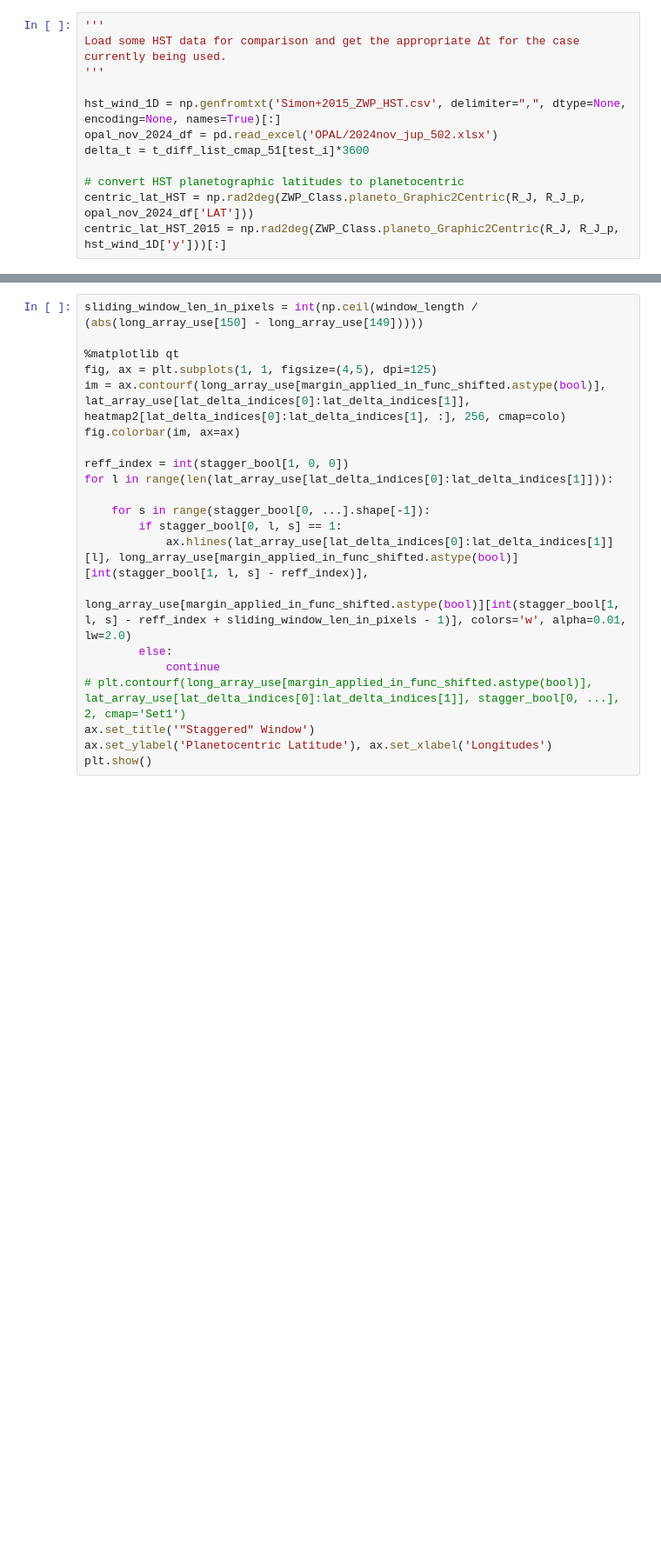
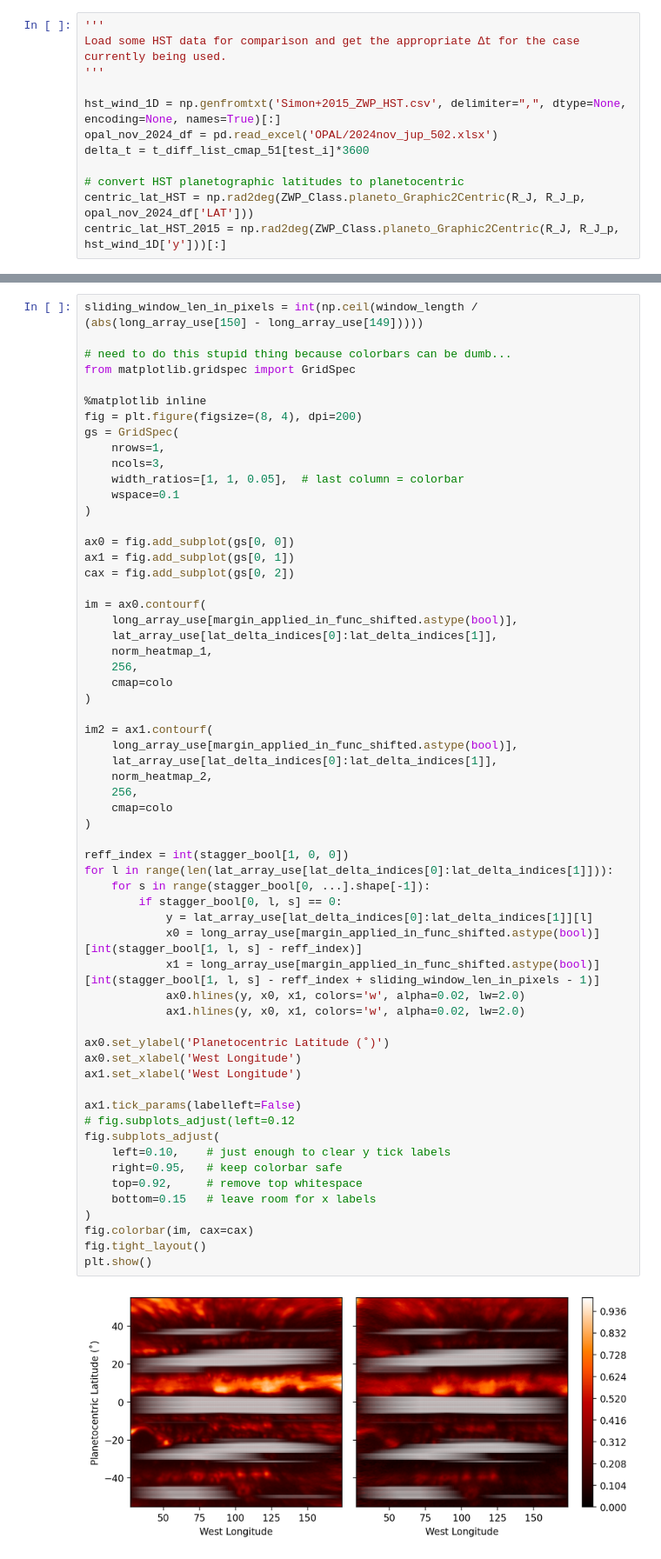
Before and after one commit to alihyder727/windfieldproject, a Jupyter notebook: StaggerWindow.ipynb, the cells around one changed output, grey strips where cells are left out. Shown at 87% size. Saved outputs shown, nothing was run; the diff lists cells and outputs as text; blank space fills up the shorter version.

```diff
--- a/StaggerWindow.ipynb
+++ b/StaggerWindow.ipynb
@@ -412,24 +511,65 @@ plt.show()
 # %%
 sliding_window_len_in_pixels = int(np.ceil(window_length / (abs(long_array_use[150] - long_array_use[149]))))
 
-%matplotlib qt
-fig, ax = plt.subplots(1, 1, figsize=(4,5), dpi=125)
-im = ax.contourf(long_array_use[margin_applied_in_func_shifted.astype(bool)], lat_array_use[lat_delta_indices[0]:lat_delta_indices[1]], heatmap2[lat_delta_indices[0]:lat_delta_indices[1], :], 256, cmap=colo)
-fig.colorbar(im, ax=ax)
+# need to do this stupid thing because colorbars can be dumb...
+from matplotlib.gridspec import GridSpec
+
+%matplotlib inline
+fig = plt.figure(figsize=(8, 4), dpi=200)
+gs = GridSpec(
+    nrows=1,
+    ncols=3,
+    width_ratios=[1, 1, 0.05],  # last column = colorbar
+    wspace=0.1
+)
+
+ax0 = fig.add_subplot(gs[0, 0])
+ax1 = fig.add_subplot(gs[0, 1])
+cax = fig.add_subplot(gs[0, 2])
+
+im = ax0.contourf(
+    long_array_use[margin_applied_in_func_shifted.astype(bool)],
+    lat_array_use[lat_delta_indices[0]:lat_delta_indices[1]],
+    norm_heatmap_1,
+    256,
+    cmap=colo
+)
+
+im2 = ax1.contourf(
+    long_array_use[margin_applied_in_func_shifted.astype(bool)],
+    lat_array_use[lat_delta_indices[0]:lat_delta_indices[1]],
+    norm_heatmap_2,
+    256,
+    cmap=colo
+)
 
 reff_index = int(stagger_bool[1, 0, 0])
 for l in range(len(lat_array_use[lat_delta_indices[0]:lat_delta_indices[1]])):
+    for s in range(stagger_bool[0, ...].shape[-1]):
+        if stagger_bool[0, l, s] == 0:
+            y = lat_array_use[lat_delta_indices[0]:lat_delta_indices[1]][l]
+            x0 = long_array_use[margin_applied_in_func_shifted.astype(bool)][int(stagger_bool[1, l, s] - reff_index)]
+            x1 = long_array_use[margin_applied_in_func_shifted.astype(bool)][int(stagger_bool[1, l, s] - reff_index + sliding_window_len_in_pixels - 1)]
+            ax0.hlines(y, x0, x1, colors='w', alpha=0.02, lw=2.0)
+            ax1.hlines(y, x0, x1, colors='w', alpha=0.02, lw=2.0)
 
-    for s in range(stagger_bool[0, ...].shape[-1]):
-        if stagger_bool[0, l, s] == 1:
-            ax.hlines(lat_array_use[lat_delta_indices[0]:lat_delta_indices[1]][l], long_array_use[margin_applied_in_func_shifted.astype(bool)][int(stagger_bool[1, l, s] - reff_index)],
-                       long_array_use[margin_applied_in_func_shifted.astype(bool)][int(stagger_bool[1, l, s] - reff_index + sliding_window_len_in_pixels - 1)], colors='w', alpha=0.01, lw=2.0)
-        else:
-            continue
-# plt.contourf(long_array_use[margin_applied_in_func_shifted.astype(bool)], lat_array_use[lat_delta_indices[0]:lat_delta_indices[1]], stagger_bool[0, ...], 2, cmap='Set1')
-ax.set_title('"Staggered" Window')
-ax.set_ylabel('Planetocentric Latitude'), ax.set_xlabel('Longitudes')
+ax0.set_ylabel('Planetocentric Latitude (˚)')
+ax0.set_xlabel('West Longitude')
+ax1.set_xlabel('West Longitude')
+
+ax1.tick_params(labelleft=False)
+# fig.subplots_adjust(left=0.12
+fig.subplots_adjust(
+    left=0.10,    # just enough to clear y tick labels
+    right=0.95,   # keep colorbar safe
+    top=0.92,     # remove top whitespace
+    bottom=0.15   # leave room for x labels
+)
+fig.colorbar(im, cax=cax)
+fig.tight_layout()
 plt.show()
+# %% [output]
+[figure, added]
 # %%
 print(sliding_window_len_in_pixels, long_array_use[margin_applied_in_func_shifted.astype(bool)].shape, lat_array_use[lat_delta_indices[0]:lat_delta_indices[1]].shape, stagger_bool[0, ...].shape)
 
```
Also changed, not shown: parts of 23 cells of this notebook, 6 other files.
